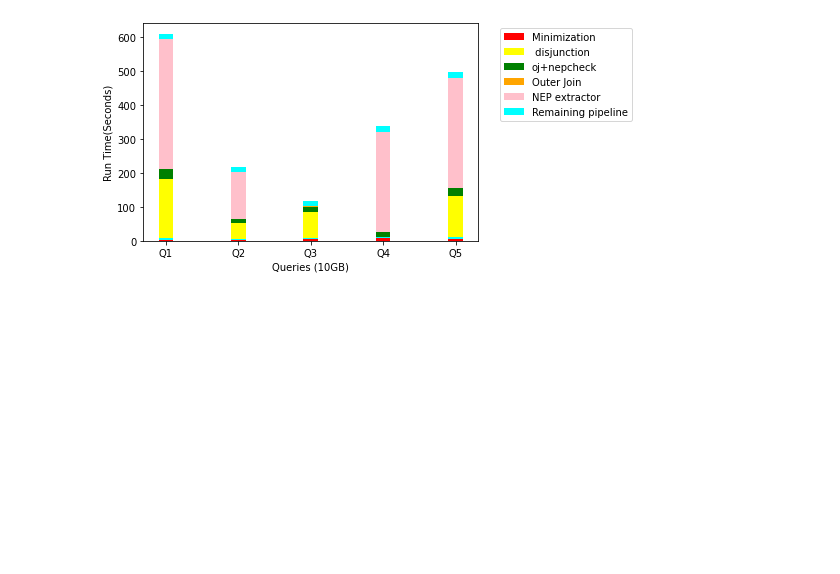
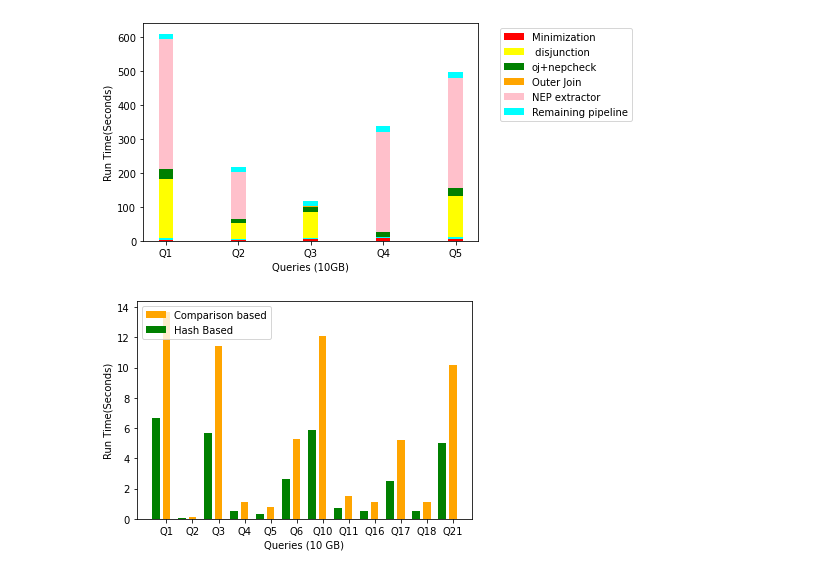
Before and after one commit to snehawadekar/unmasque2, a Jupyter notebook: grapg.ipynb, the cells around one changed output. Saved outputs shown, nothing was run; the diff lists cells and outputs as text; code cells hidden in the pictures; blank space fills up the shorter version.

```diff
--- a/grapg.ipynb
+++ b/grapg.ipynb
@@ -1014,3 +1014,59 @@ plt.show()
 # updated Q1,3,5,6
 # %% [output]
 [figure]
+# %%
+
+import matplotlib.pyplot as plt
+import numpy as np
+
+# create data
+x = np.arange(12)
+a=np.array([
+    6.68,
+    0.07,
+    5.7,
+    0.5,
+    0.3,
+    2.6,
+    5.9,
+    0.7,
+    0.5,
+    2.5,
+    0.5,
+    5
+
+])
+
+y4 =np.array([
+        13.7, #1
+        0.15  , #2
+        11.4 , #3
+        1.12, #4
+        0.8  , #5
+        5.3 , #6
+        12.1, #10
+        1.5   , #11
+        1.13       , #16
+        5.2 , #17
+        1.12    , #18
+        10.15  #21
+      ])
+
+
+width = 0.3
+
+
+plt.bar(x, y4, width, color='orange')
+plt.bar(x-0.4, a, width, color='green')
+
+
+plt.xticks(x, ['Q1', 'Q2', 'Q3', 'Q4', 'Q5', 'Q6', 'Q10', 'Q11', 'Q16' , 'Q17', 'Q18', 'Q21'])
+plt.xlabel("Queries (10 GB)")
+plt.ylabel("Run Time(Seconds)")
+plt.legend(["Comparison based", "Hash Based"],  loc="upper left")
+plt.show()
+
+
+# updated Q1,3,5,6,10
+# %% [output]
+[figure, added]
```
Also changed, not shown: parts of 2 cells of this notebook, 10 other files.
